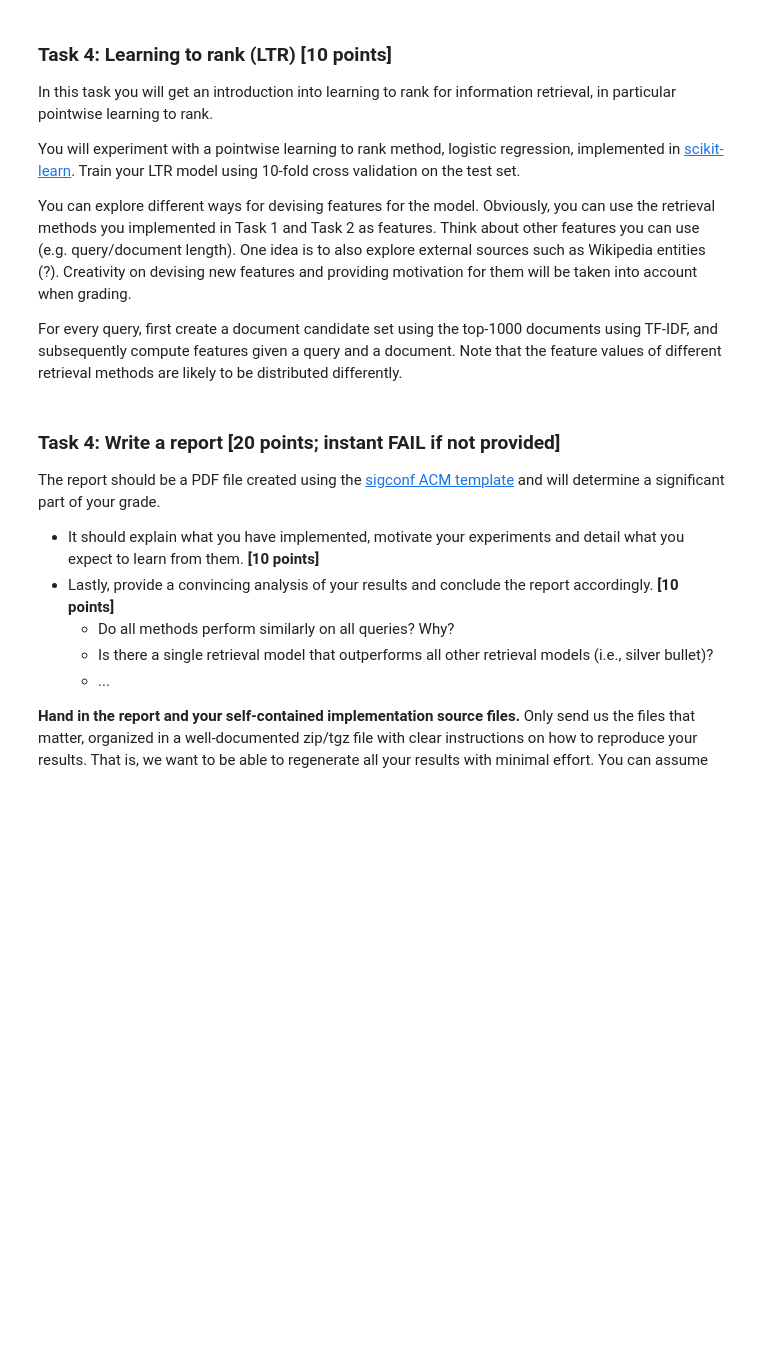
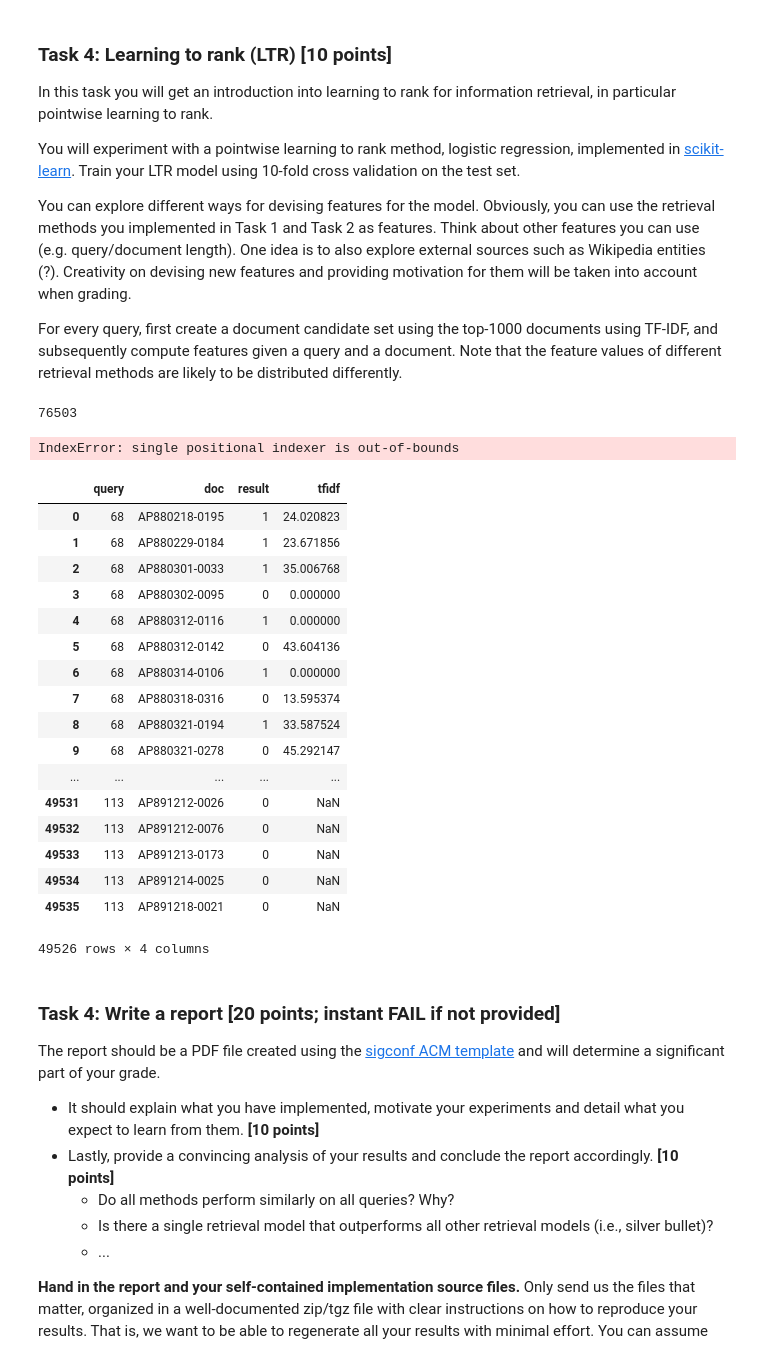
Before and after one commit to littlewine/search-struct-unstruct-data, a Jupyter notebook: assignment 1 guido.ipynb, the cells around one changed output. Drawn from its saved outputs; the diff is of its cells as text; code cells hidden in the pictures; blank space fills up the shorter version.

```diff
--- a/assignment 1 guido.ipynb
+++ b/assignment 1 guido.ipynb
@@ -1148,3 +1012,12 @@ You can explore different ways for devising features for the model. Obviously, y
 One idea is to also explore external sources such as Wikipedia entities (?). Creativity on devising new features and providing motivation for them will be taken into account when grading.
 
 For every query, first create a document candidate set using the top-1000 documents using TF-IDF, and subsequently compute features given a query and a document. Note that the feature values of different retrieval methods are likely to be distributed differently.
+# %%
+#create inverse mapping, because pyndri sucks
+extDocId2id={}
+for ext_id in range(index.document_base(), index.maximum_document()):
+    extDocId2id[index.ext_document_id(ext_id)] = ext_id
+
+print(extDocId2id['AP890608-0286'])
+# %% [output]
+76503
@@ -1151,3 +1059,59 @@ For every query, first create a document candidate set using the top-1000 docume
+# %%
+## Read test file
+path = "./ap_88_89/qrel_test"
+
+columns = ['query', '?', 'doc', 'result']
+
+trainData = pd.read_csv(path, delimiter=' ', header = None)
+trainData.columns = columns
+trainData = trainData.drop(columns=['?'])
+
+ne = ['AP900109-0232',
+'AP900214-0247',
+'AP900215-0091',
+'AP900327-0168',
+'AP900427-0031',
+'AP900429-0093',
+'AP900607-0165',
+'AP900904-0175',
+'AP900913-0007',
+'AP901121-0246']
+
+# Delete non existing
+trainData = trainData[~np.in1d(trainData.doc, ne)]
+# %%
+## Append TF-IDF data
+trainData["tfidf"] = np.nan
+for idx, row in trainData.iterrows():
+
+    score = run_ltr_retrieval(tfidf, trainData.iloc[idx]['doc'], trainData.iloc[idx]['query'])
+    trainData.set_value(idx, 'tfidf', score)
+
+
+trainData
+# %% [output]
+IndexError: single positional indexer is out-of-bounds
+# %%
+trainData
+# %% [output]
+|  | query | doc | result | tfidf |
+| 0 | 68 | AP880218-0195 | 1 | 24.020823 |
+| 1 | 68 | AP880229-0184 | 1 | 23.671856 |
+| 2 | 68 | AP880301-0033 | 1 | 35.006768 |
+| 3 | 68 | AP880302-0095 | 0 | 0.000000 |
+| 4 | 68 | AP880312-0116 | 1 | 0.000000 |
+| 5 | 68 | AP880312-0142 | 0 | 43.604136 |
+| 6 | 68 | AP880314-0106 | 1 | 0.000000 |
+| 7 | 68 | AP880318-0316 | 0 | 13.595374 |
+| 8 | 68 | AP880321-0194 | 1 | 33.587524 |
+| 9 | 68 | AP880321-0278 | 0 | 45.292147 |
+| ... | ... | ... | ... | ... |
+| 49531 | 113 | AP891212-0026 | 0 | NaN |
+| 49532 | 113 | AP891212-0076 | 0 | NaN |
+| 49533 | 113 | AP891213-0173 | 0 | NaN |
+| 49534 | 113 | AP891214-0025 | 0 | NaN |
+| 49535 | 113 | AP891218-0021 | 0 | NaN |
+49526 rows × 4 columns
 # %% [markdown]
 ### Task 4: Write a report [20 points; instant FAIL if not provided] ###
 
```
Also changed, not shown: parts of 36 cells of this notebook.
